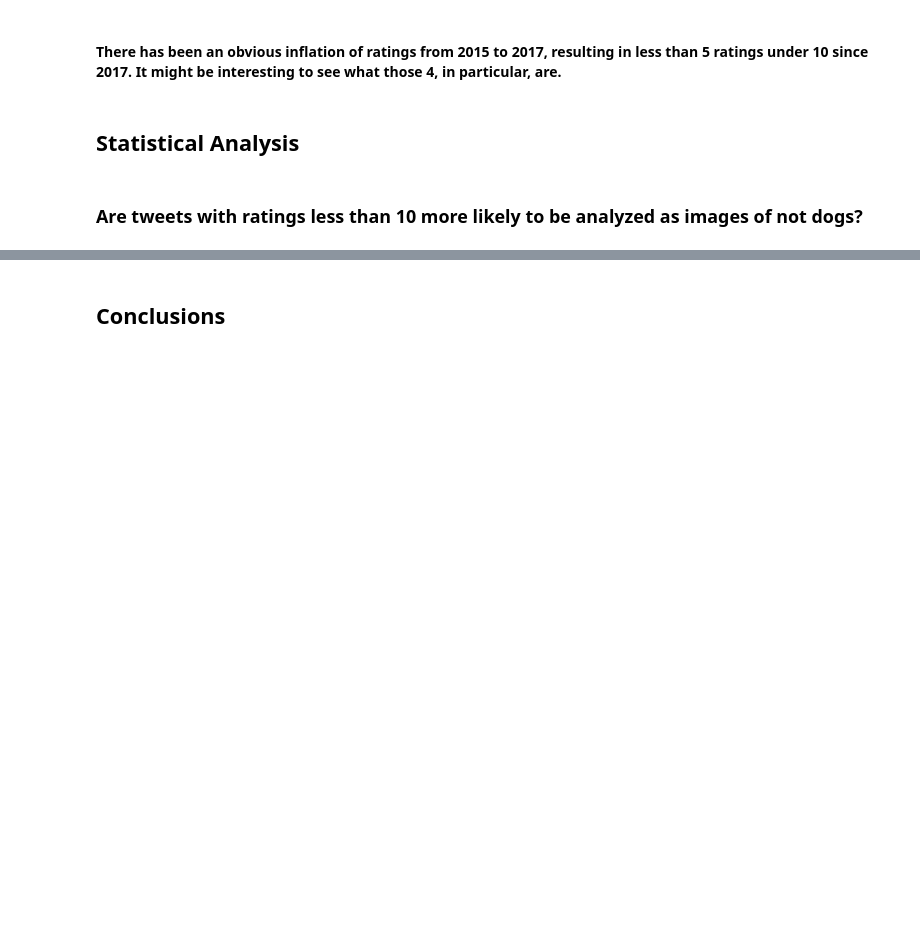
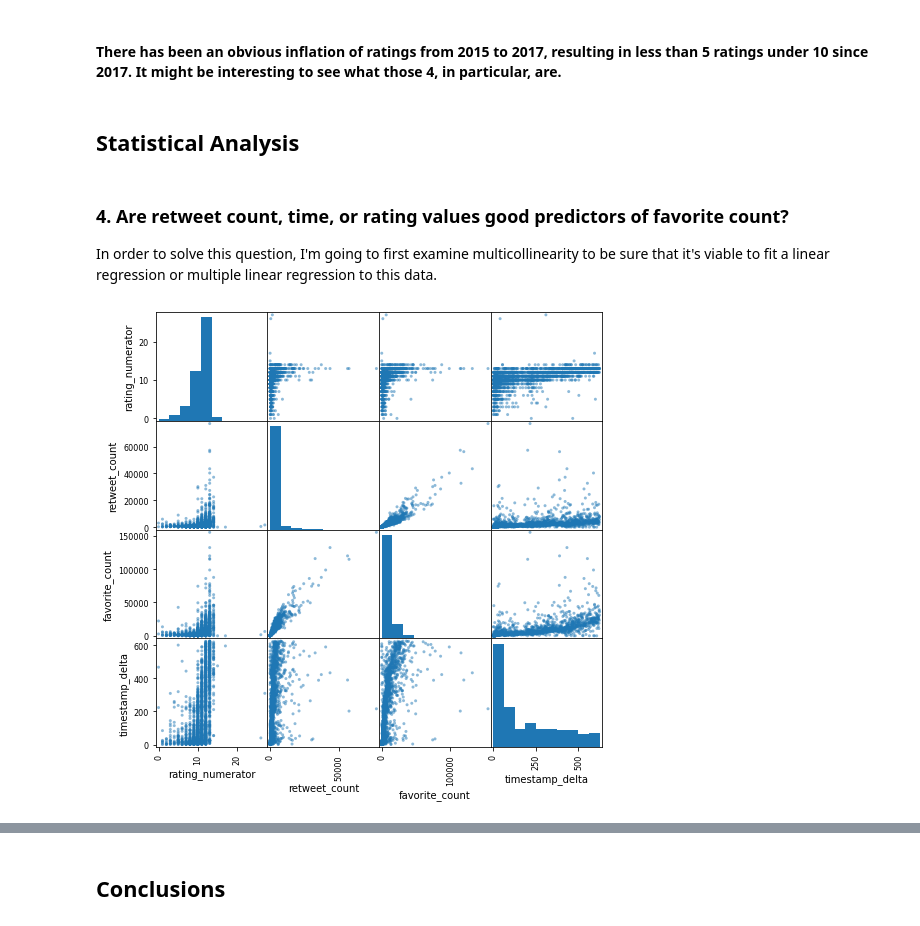
Before and after one commit to shwangelmer/udacityDANDproject5, a Jupyter notebook: wrangle_act.ipynb, the cells around one changed output, grey strips where cells are left out. Cells and saved outputs as stored; diff of their text form; code cells hidden in the pictures; blank space fills up the shorter version.

Commit message:
Analyze data, stuck on 4th question

```diff
--- a/wrangle_act.ipynb
+++ b/wrangle_act.ipynb
@@ -559,5 +562,14 @@ plt.scatter(df_tweet.created_at, df_tweet.rating_numerator);
 # %% [markdown]
 <a id='stats'></a>
 ## Statistical Analysis
-# %% [markdown]
-### Are tweets with ratings less than 10 more likely to be analyzed as images of not dogs?
+# %% [markdown]
+### 4. Are retweet count, time, or rating values good predictors of favorite count?
+In order to solve this question, I'm going to first examine multicollinearity to be sure that it's viable to fit a linear regression or multiple linear regression to this data.
+# %%
+#converting 'created_at' column to a new column of date float values based on the days passed since the first tweet observed
+df_tweet['timestamp_delta'] = (df_tweet['created_at'] - df_tweet['created_at'].min())  / np.timedelta64(1,'D')
+# %%
+#looking at a scatter plot matrix to examine relationships between variables
+pd.plotting.scatter_matrix(df_tweet, figsize=(8,8));
+# %% [output]
+[figure, added]
```
Also changed, not shown: parts of 5 cells of this notebook.
